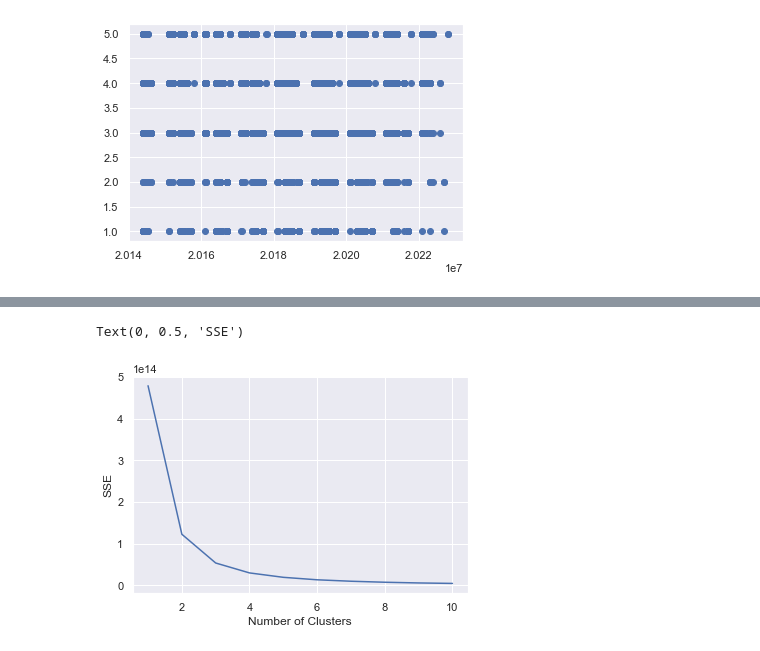
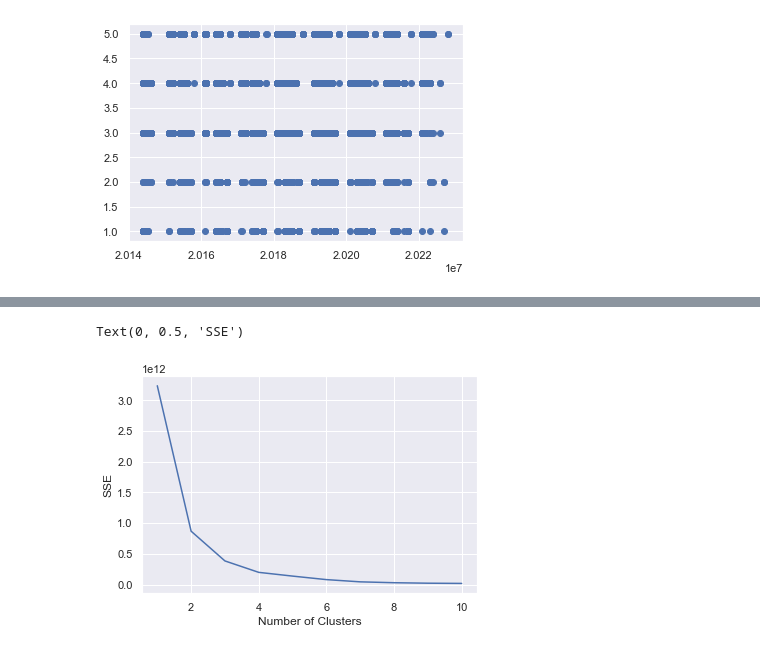
Before and after one commit to cooper-plath/CP3403DataMining, a Jupyter notebook: Dataset.ipynb, the cells around one changed output, grey strips where cells are left out. Drawn from its saved outputs; the diff is of its cells as text; code cells hidden in the pictures.

```diff
--- a/Dataset.ipynb
+++ b/Dataset.ipynb
@@ -348,5 +297,4 @@ ValueError: could not convert string to float: 'WA'
 # %%
 # Frequency of collisions for regional areas using Crash ID and National Remoteness Areas
 
-data5 = data3[['National_Remoteness_Areas', 'Crash_ID']]
-data5.dropna()
+data6 = data3[['National_Remoteness_Areas', 'Crash_ID']]
@@ -370,5 +304,5 @@ plt.show()
 # %% [output]
 [figure]
 # %%
-data5 = data3.replace(np.NaN, "?")
-data5 = data3.replace("?", 6)
+data7 = data6.dropna()
+data7
@@ -375,21 +323,17 @@ data5 = data3.replace("?", 6)
 # %%
-data6 = data5.iloc[:, [0,14]]
+numClusters = [1, 2, 3, 4, 5, 6, 7, 8, 9, 10]
+SSE = []
+for k in numClusters:
+    k_means = cluster.KMeans(n_clusters=k)
+    k_means.fit(data7)
+    SSE.append(k_means.inertia_)
+
+plt.plot(numClusters, SSE)
+plt.xlabel('Number of Clusters')
+plt.ylabel('SSE')
+# %% [output]
+Text(0, 0.5, 'SSE')
+[figure, added]
-# %%
-
-
-numClusters = [1, 2, 3, 4, 5, 6, 7, 8, 9, 10]
-SSE = []
-for k in numClusters:
-    k_means = cluster.KMeans(n_clusters=k)
-    k_means.fit(data6)
-    SSE.append(k_means.inertia_)
-
-plt.plot(numClusters, SSE)
-plt.xlabel('Number of Clusters')
-plt.ylabel('SSE')
-# %% [output]
-Text(0, 0.5, 'SSE')
-[figure, removed]
 # %%
 from sklearn.cluster import KMeans
 from sklearn.metrics import silhouette_samples, silhouette_score
```
Also changed, not shown: parts of 18 cells of this notebook.
